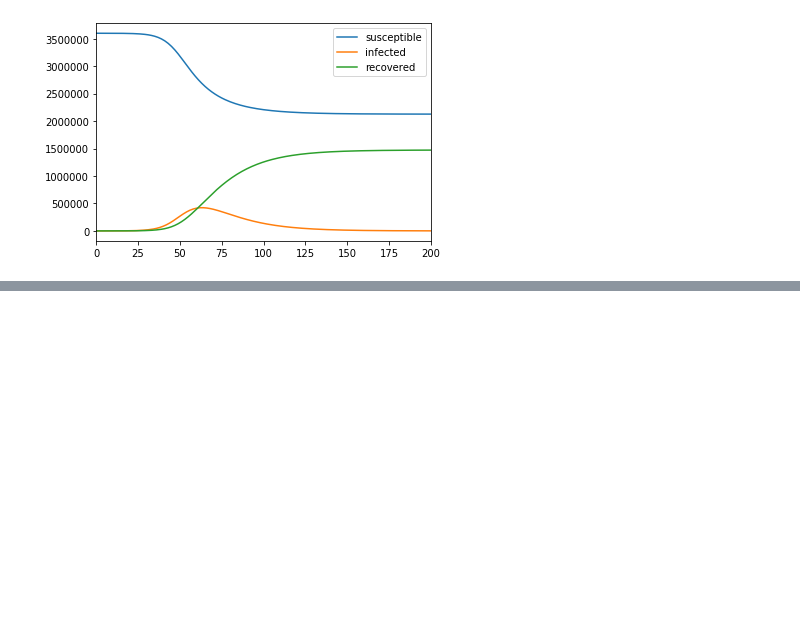
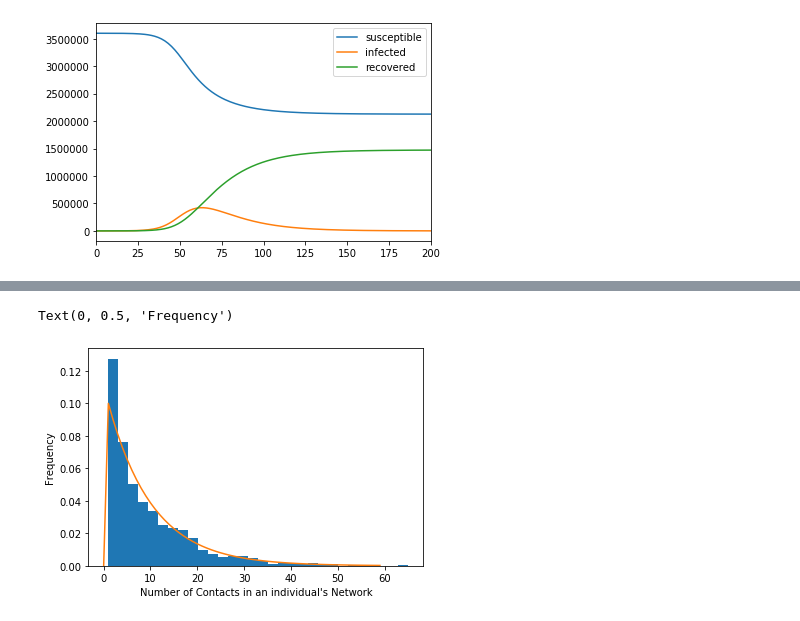
Before and after one commit to pennsignals/bayes-chime, a Jupyter notebook: notebooks/NetworkEffectsSIR.ipynb, the cells around one changed output, grey strips where cells are left out. Saved outputs shown, nothing was run; the diff lists cells and outputs as text; code cells hidden in the pictures; blank space fills up the shorter version.

```diff
--- a/notebooks/NetworkEffectsSIR.ipynb
+++ b/notebooks/NetworkEffectsSIR.ipynb
@@ -225,0 +254,42 @@ ax.plot(np.log(sim_df['infected'].head(20)))
+# %%
+from random import shuffle
+from scipy.stats import geom
+
+def gen_network(n=1000, p=0.1):
+    """Generate a random graph using the Configuration model."""
+    stubs = []
+    for i in range(0, n):
+        degree = geom.rvs(p)
+        stubs += [i] * degree
+
+    shuffle(stubs)
+
+    G = {}
+    for i in range(0, n):
+        G[i] = []
+
+    for i in range(1, len(stubs), 2):
+        G[stubs[i]].append(stubs[i-1])
+        G[stubs[i-1]].append(stubs[i])
+
+    for i in range(len(G)):
+        G[i] = list(set(G[i]))
+    return(G)
+
+
+def get_degree_dist(G):
+    degrees = [len(v) for k, v in G.items()]
+    return degrees
+
+G = gen_network()
+deg = get_degree_dist(G)
+
+fig, ax = plt.subplots(1,1)
+ax.hist(deg, bins=30, density=True)
+x = range(60)
+ax.plot(x, geom.pmf(x, 0.1))
+ax.set_xlabel("Number of Contacts in an individual's Network")
+ax.set_ylabel("Frequency")
+# %% [output]
+Text(0, 0.5, 'Frequency')
+[figure, added]
```
Also changed, not shown: parts of 21 cells of this notebook.
